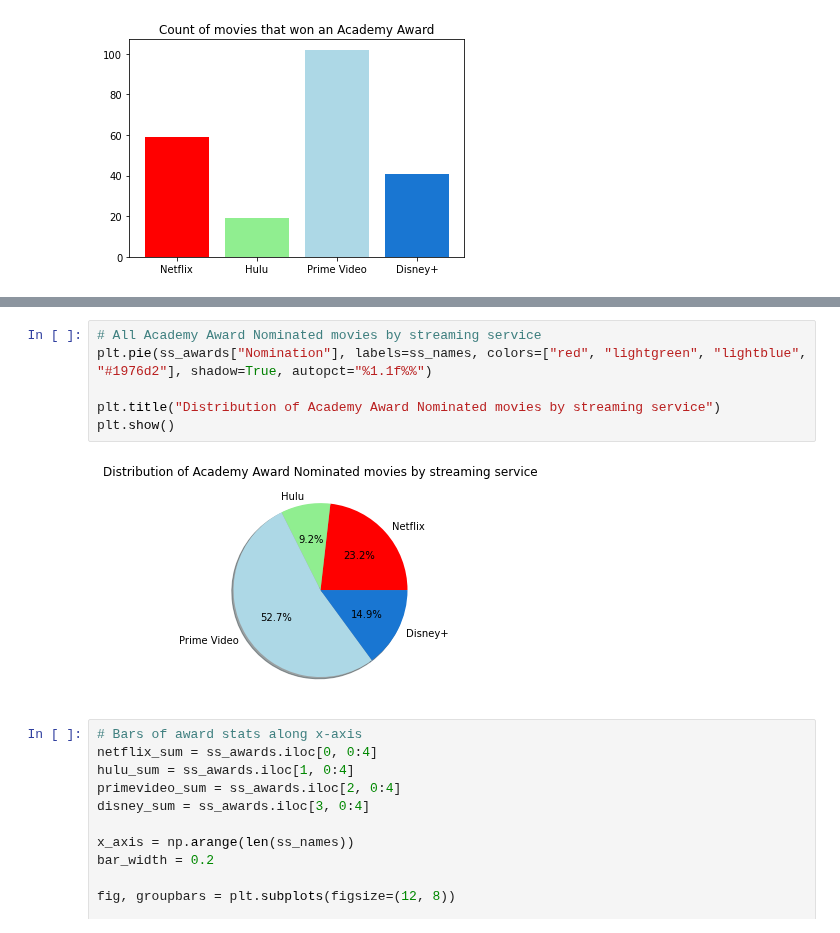
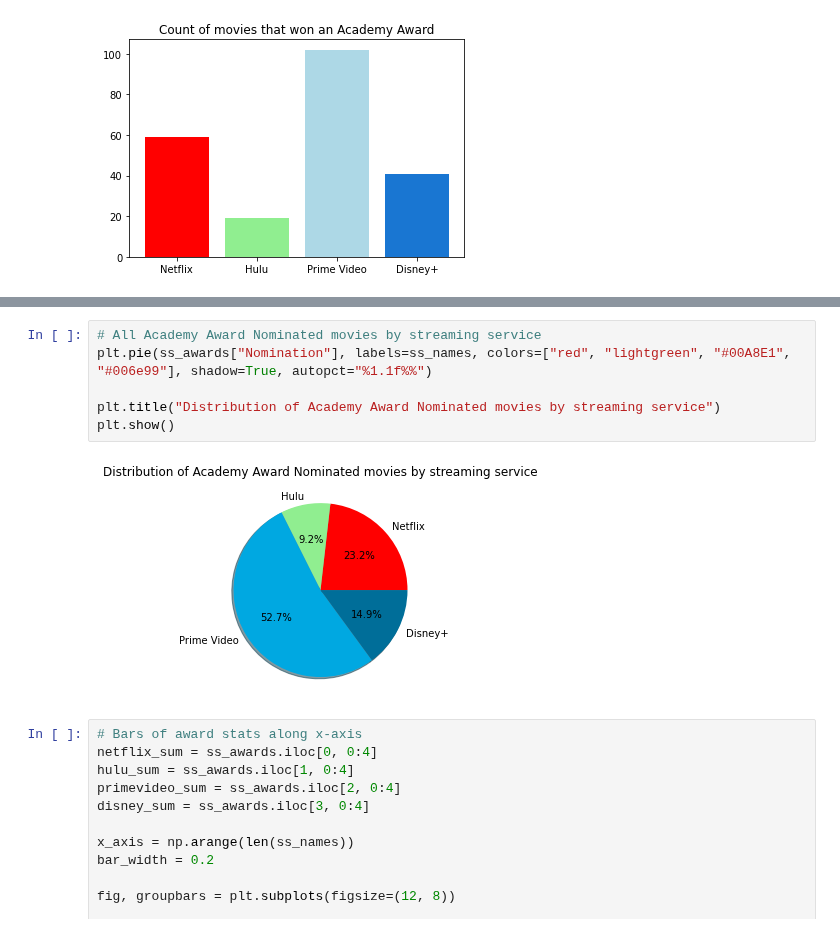
Before and after one commit to jacance/streaming-service-analysis, a Jupyter notebook: notebook_justin.ipynb, the cells around one changed output, grey strips where cells are left out. Drawn from its saved outputs; the diff is of its cells as text.

```diff
--- a/notebook_justin.ipynb
+++ b/notebook_justin.ipynb
@@ -385,11 +396,11 @@ plt.show()
 # %%
 # All Academy Award Nominated movies by streaming service
-plt.pie(ss_awards["Nomination"], labels=ss_names, colors=["red", "lightgreen", "lightblue", "#1976d2"], shadow=True, autopct="%1.1f%%")
+plt.pie(ss_awards["Nomination"], labels=ss_names, colors=["red", "lightgreen", "#00A8E1", "#006e99"], shadow=True, autopct="%1.1f%%")
 
 plt.title("Distribution of Academy Award Nominated movies by streaming service")
 plt.show()
 # %% [output]
-[figure, old version]
+[figure, new version]
 # %%
 # Bars of award stats along x-axis
 netflix_sum = ss_awards.iloc[0, 0:4]
```
Also changed, not shown: parts of 3 cells of this notebook, 1 other file.
